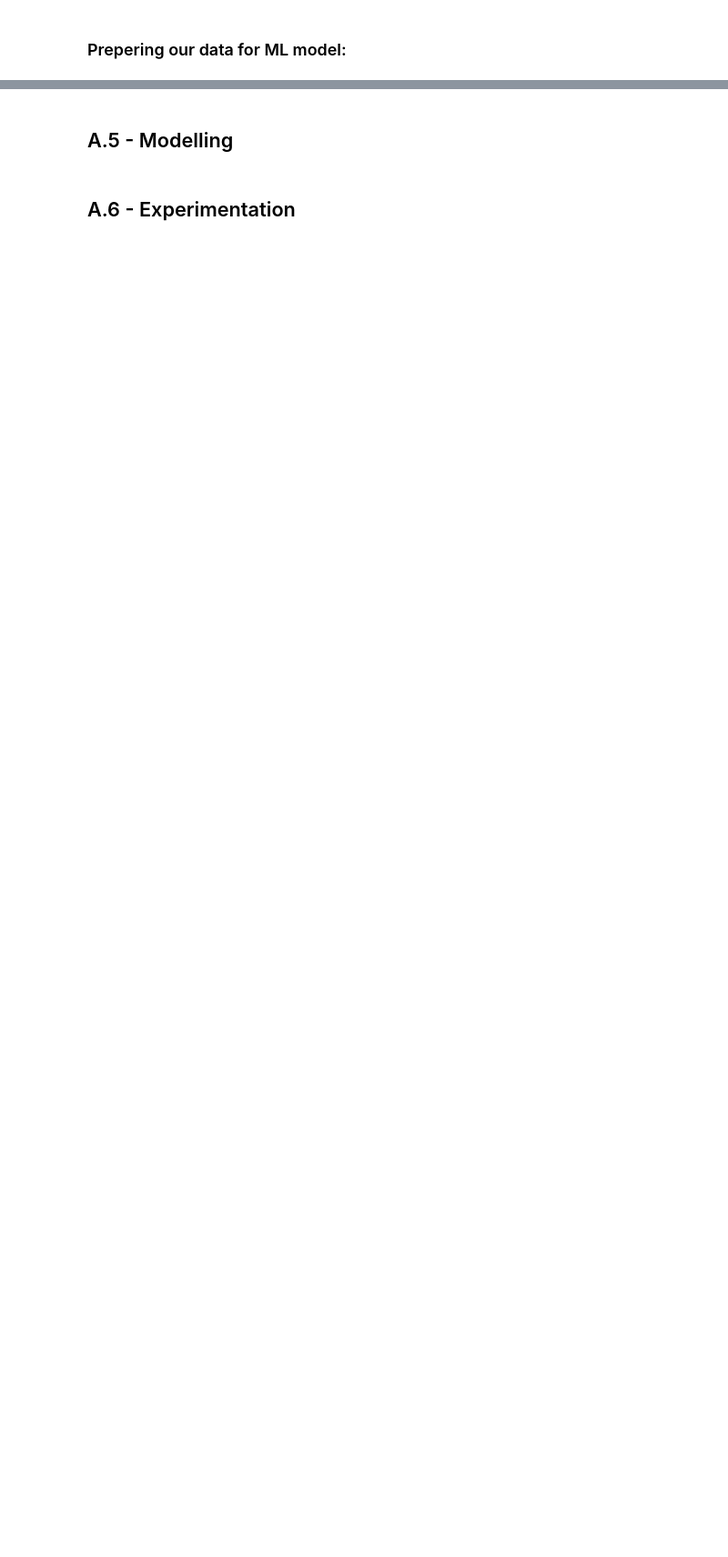
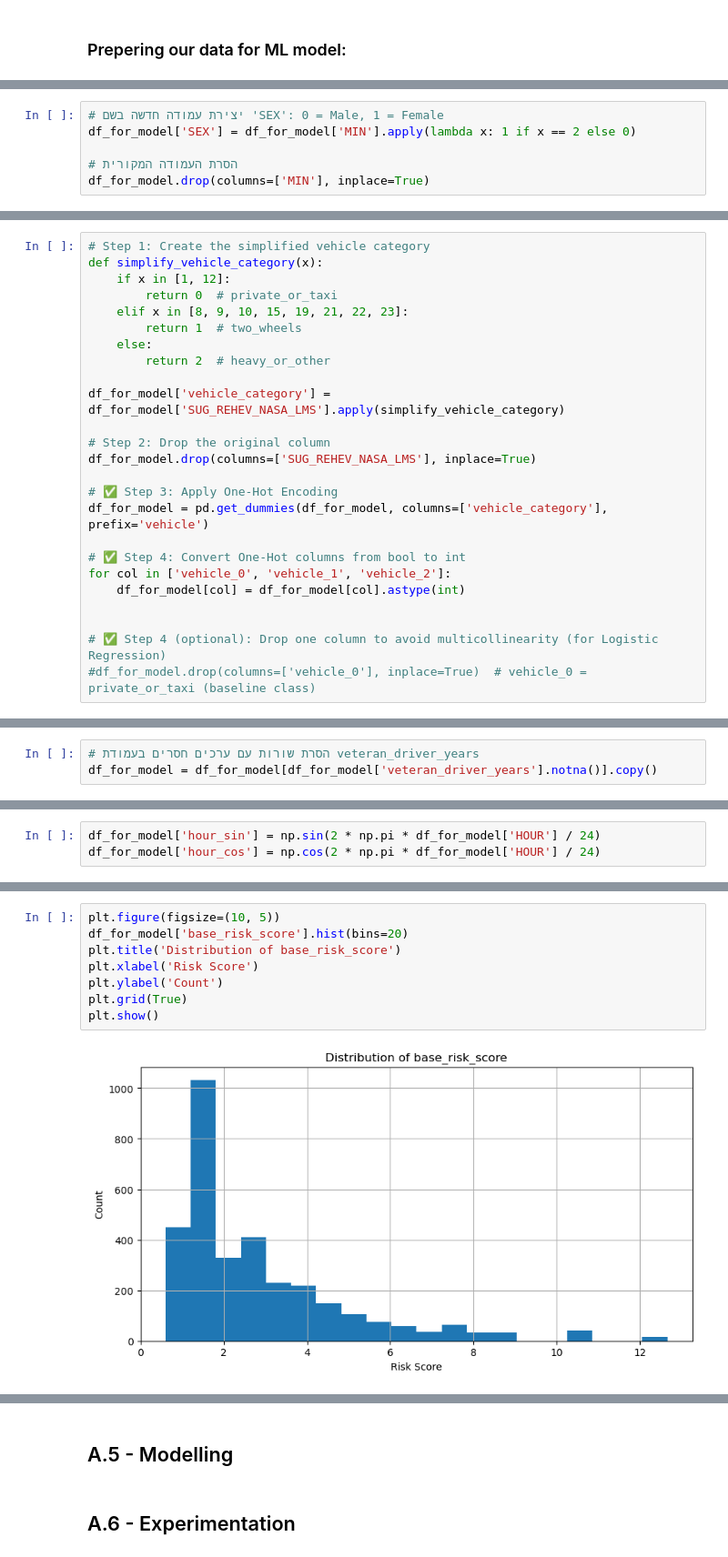
Before and after one commit to itamarshapira/SafeJunctionDetecion-ML, a Jupyter notebook: SafeJunctionDetection.ipynb, the cells around one changed output, grey strips where cells are left out. Shown at 91% size. Cells and saved outputs as stored; diff of their text form; blank space fills up the shorter version.

```diff
--- a/SafeJunctionDetection.ipynb
+++ b/SafeJunctionDetection.ipynb
@@ -703,0 +1219,6 @@ df_model
+# %%
+# יצירת עמודה חדשה בשם 'SEX': 0 = Male, 1 = Female
+df_for_model['SEX'] = df_for_model['MIN'].apply(lambda x: 1 if x == 2 else 0)
+
+# הסרת העמודה המקורית
+df_for_model.drop(columns=['MIN'], inplace=True)
@@ -703,0 +1278,25 @@ df_model
+# %%
+# Step 1: Create the simplified vehicle category
+def simplify_vehicle_category(x):
+    if x in [1, 12]:
+        return 0  # private_or_taxi
+    elif x in [8, 9, 10, 15, 19, 21, 22, 23]:
+        return 1  # two_wheels
+    else:
+        return 2  # heavy_or_other
+
+df_for_model['vehicle_category'] = df_for_model['SUG_REHEV_NASA_LMS'].apply(simplify_vehicle_category)
+
+# Step 2: Drop the original column
+df_for_model.drop(columns=['SUG_REHEV_NASA_LMS'], inplace=True)
+
+# ✅ Step 3: Apply One-Hot Encoding
+df_for_model = pd.get_dummies(df_for_model, columns=['vehicle_category'], prefix='vehicle')
+
+# ✅ Step 4: Convert One-Hot columns from bool to int
+for col in ['vehicle_0', 'vehicle_1', 'vehicle_2']:
+    df_for_model[col] = df_for_model[col].astype(int)
+
+
+# ✅ Step 4 (optional): Drop one column to avoid multicollinearity (for Logistic Regression)
+#df_for_model.drop(columns=['vehicle_0'], inplace=True)  # vehicle_0 = private_or_taxi (baseline class)
@@ -703,0 +1330,3 @@ df_model
+# %%
+# הסרת שורות עם ערכים חסרים בעמודת veteran_driver_years
+df_for_model = df_for_model[df_for_model['veteran_driver_years'].notna()].copy()
@@ -703,0 +1340,3 @@ df_model
+# %%
+df_for_model['hour_sin'] = np.sin(2 * np.pi * df_for_model['HOUR'] / 24)
+df_for_model['hour_cos'] = np.cos(2 * np.pi * df_for_model['HOUR'] / 24)
@@ -703,0 +1368,10 @@ df_model
+# %%
+plt.figure(figsize=(10, 5))
+df_for_model['base_risk_score'].hist(bins=20)
+plt.title('Distribution of base_risk_score')
+plt.xlabel('Risk Score')
+plt.ylabel('Count')
+plt.grid(True)
+plt.show()
+# %% [output]
+[figure, added]
```
Also changed, not shown: parts of 81 cells of this notebook, 2 other files.
